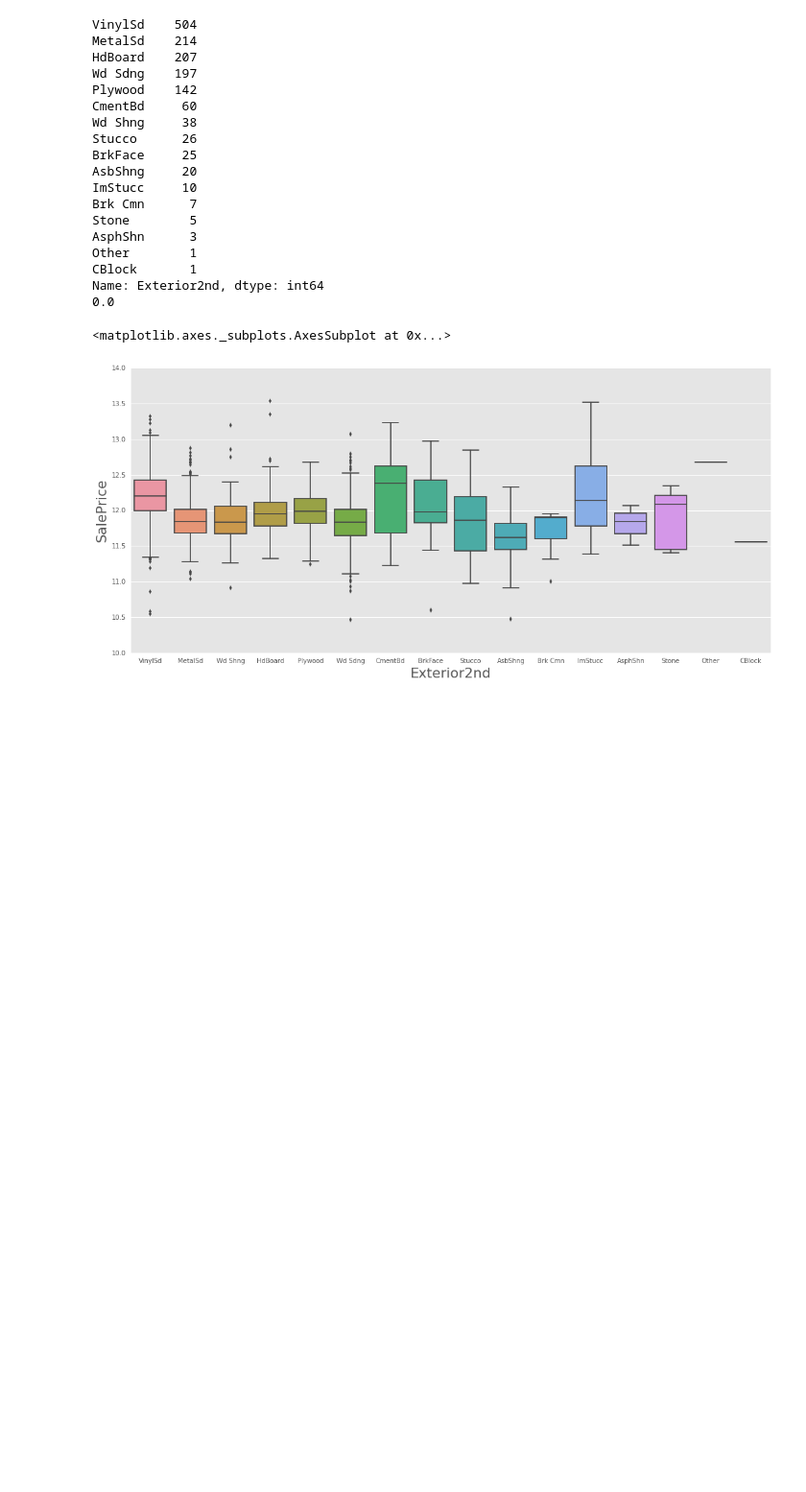
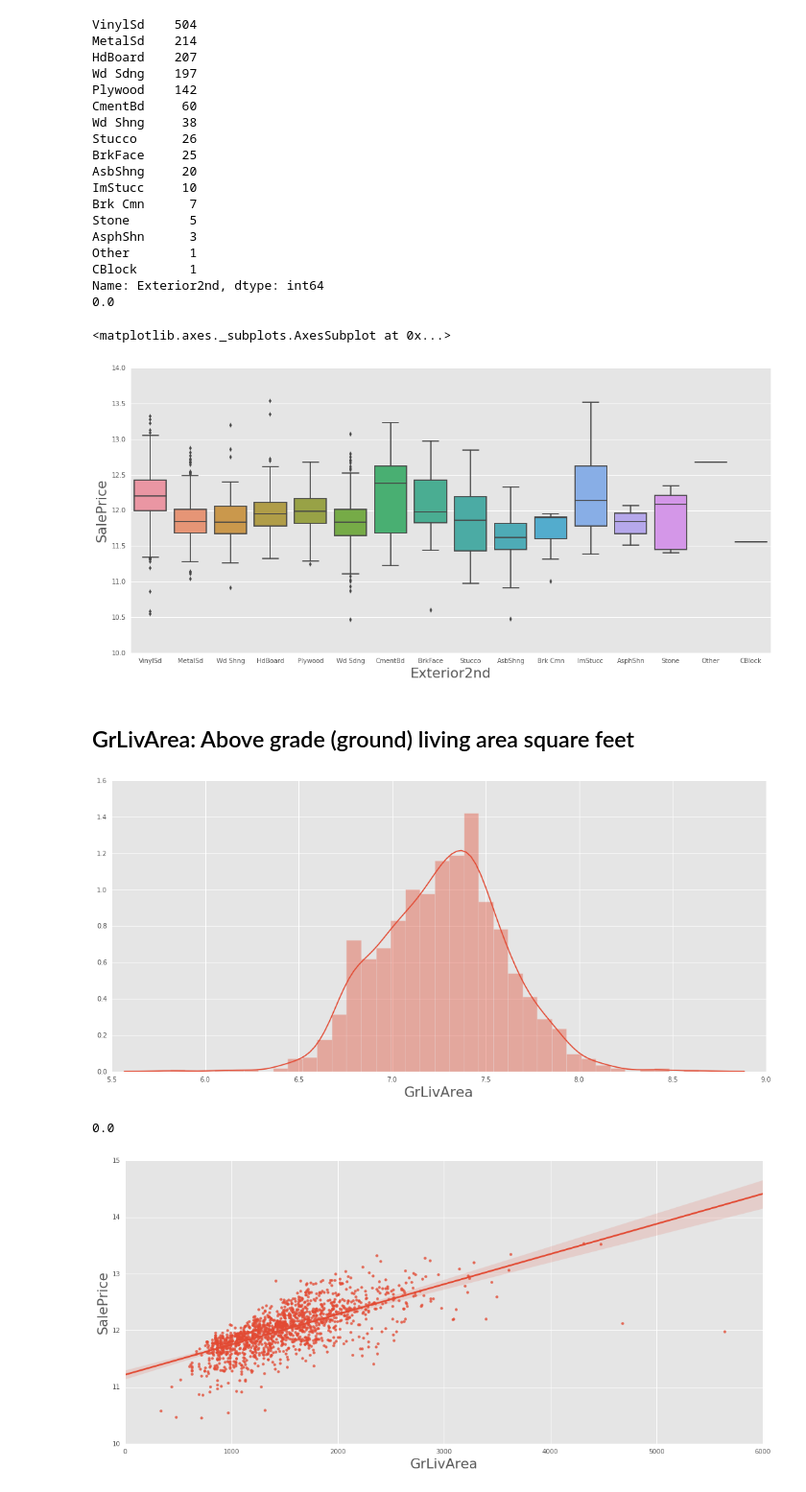
Before and after one commit to amanzotti/Gaggle, a Jupyter notebook: housing/Exploratory.ipynb, the cells around one changed output. Shown at 96% size. Saved outputs shown, nothing was run; the diff lists cells and outputs as text; code cells hidden in the pictures; blank space fills up the shorter version.

```diff
--- a/housing/Exploratory.ipynb
+++ b/housing/Exploratory.ipynb
@@ -1224,3 +1251,14 @@ Name: Exterior2nd, dtype: int64
 0.0
 <matplotlib.axes._subplots.AxesSubplot at 0x...>
 [figure]
+# %% [markdown]
+## GrLivArea: Above grade (ground) living area square feet
+# %%
+sns.distplot(np.log1p(data['GrLivArea']))
+plt.show()
+print(np.mean(data['GrLivArea'].isnull()))
+sns.regplot(data['GrLivArea'], y=data.SalePrice);
+# %% [output]
+[figure, added]
+0.0
+[figure, added]
```
Also changed, not shown: parts of 19 cells of this notebook, 5 other files.
